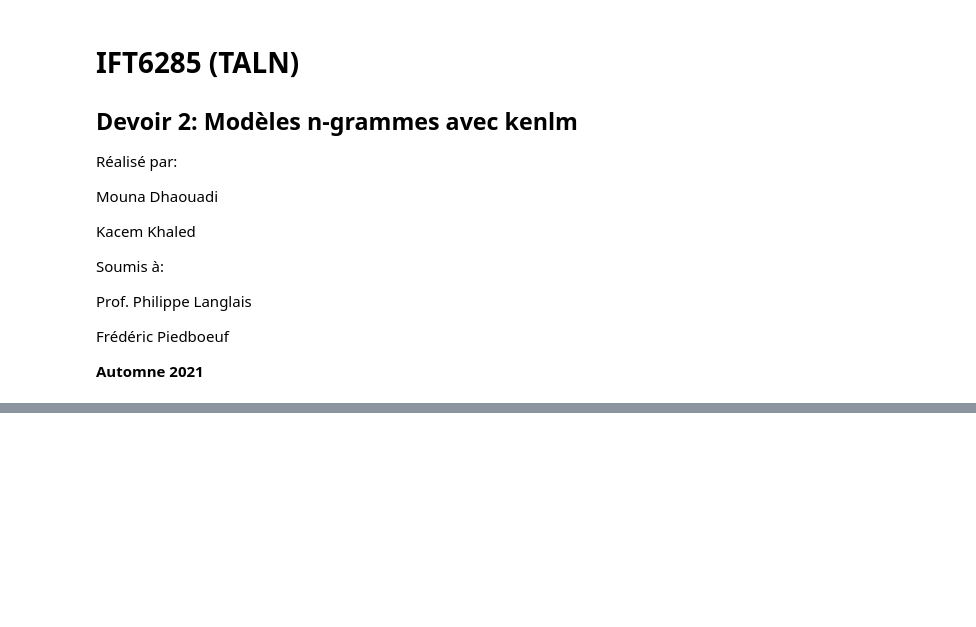
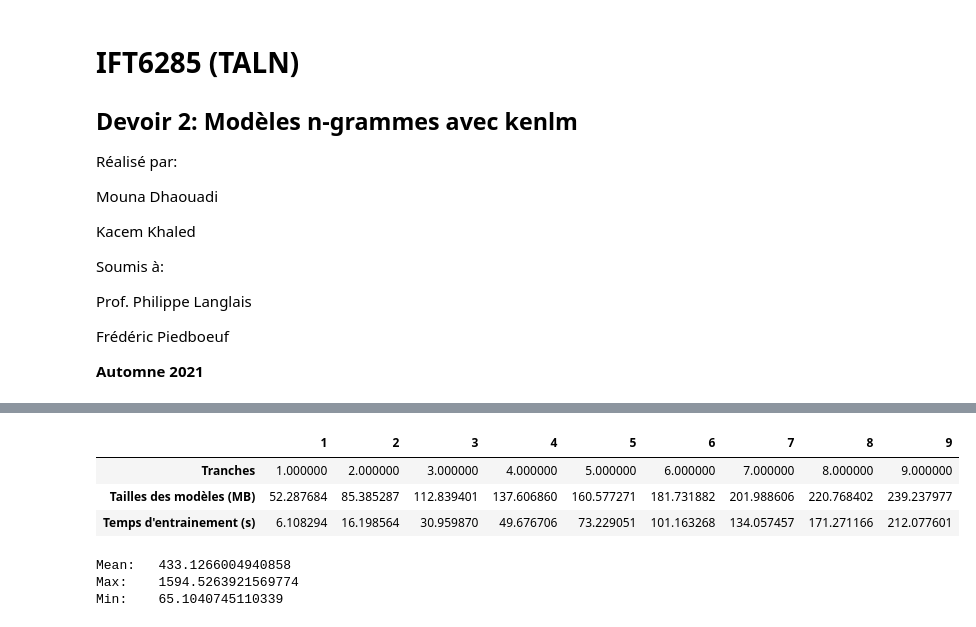
Before and after one commit to KacemKhaled/IFT6285-NLP, a Jupyter notebook: TP2/TP2.ipynb, the cells around one changed output, grey strips where cells are left out. Drawn from its saved outputs; the diff is of its cells as text; code cells hidden in the pictures; blank space fills up the shorter version.

```diff
--- a/TP2/TP2.ipynb
+++ b/TP2/TP2.ipynb
@@ -56,0 +153,7 @@ from statistics import mean
+# %%
+df_results.T
+# %% [output]
+|  | 1 | 2 | 3 | 4 | 5 | 6 | 7 | 8 | 9 |
+| Tranches | 1.000000 | 2.000000 | 3.000000 | 4.000000 | 5.000000 | 6.000000 | 7.000000 | 8.000000 | 9.000000 |
+| Tailles des modèles (MB) | 52.287684 | 85.385287 | 112.839401 | 137.606860 | 160.577271 | 181.731882 | 201.988606 | 220.768402 | 239.237977 |
+| Temps d'entrainement (s) | 6.108294 | 16.198564 | 30.959870 | 49.676706 | 73.229051 | 101.163268 | 134.057457 | 171.271166 | 212.077601 |
@@ -56,0 +175,7 @@ from statistics import mean
+# %%
+from statistics import mean
+print(f"Mean:\t{mean(perplexities)}\nMax:\t{max(perplexities)}\nMin:\t{min(perplexities)}")
+# %% [output]
+Mean:   433.1266004940858
+Max:    1594.5263921569774
+Min:    65.1040745110339
```
Also changed, not shown: parts of 15 cells of this notebook, 4 other files.
